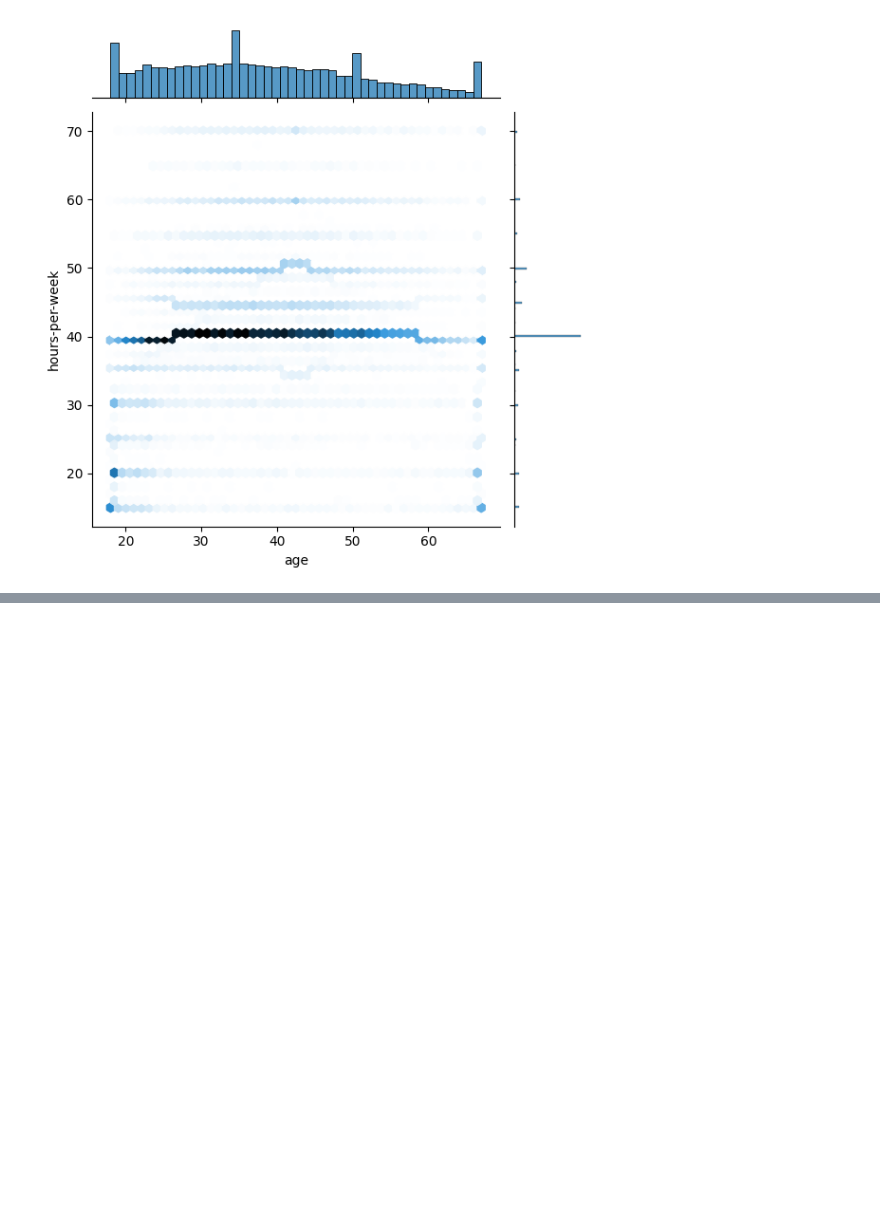
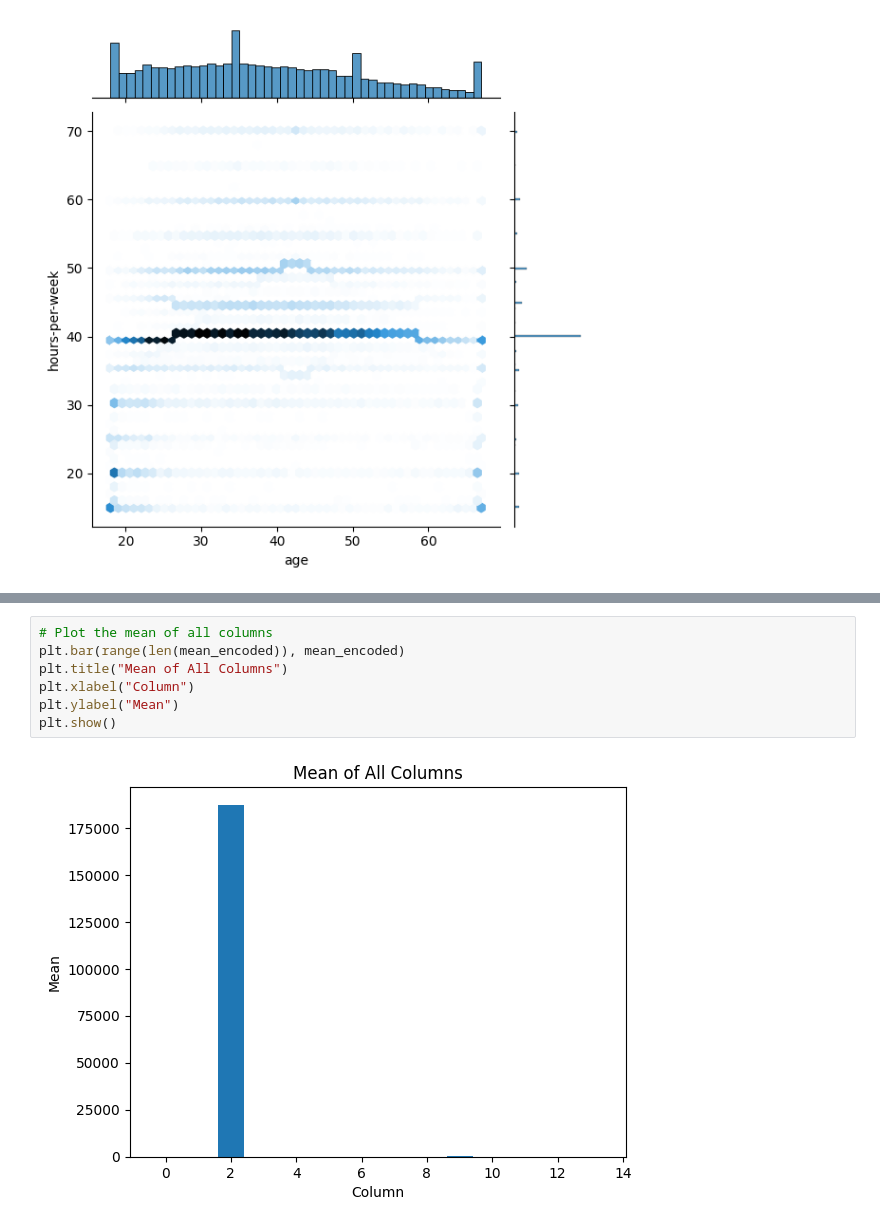
Before and after one commit to YasiniK/Census-Income-Prediction, a Jupyter notebook: DataPreprocessing.ipynb, the cells around one changed output, grey strips where cells are left out. Drawn from its saved outputs; the diff is of its cells as text; blank space fills up the shorter version.

```diff
--- a/DataPreprocessing.ipynb
+++ b/DataPreprocessing.ipynb
@@ -454,0 +512,9 @@ plt.show()
+# %%
+# Plot the mean of all columns
+plt.bar(range(len(mean_encoded)), mean_encoded)
+plt.title("Mean of All Columns")
+plt.xlabel("Column")
+plt.ylabel("Mean")
+plt.show()
+# %% [output]
+[figure, added]
```
Also changed, not shown: parts of 5 cells of this notebook.
